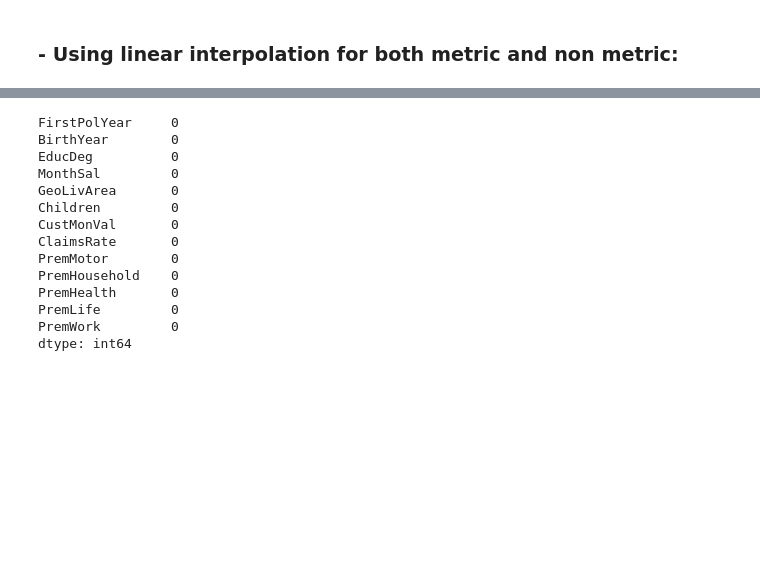
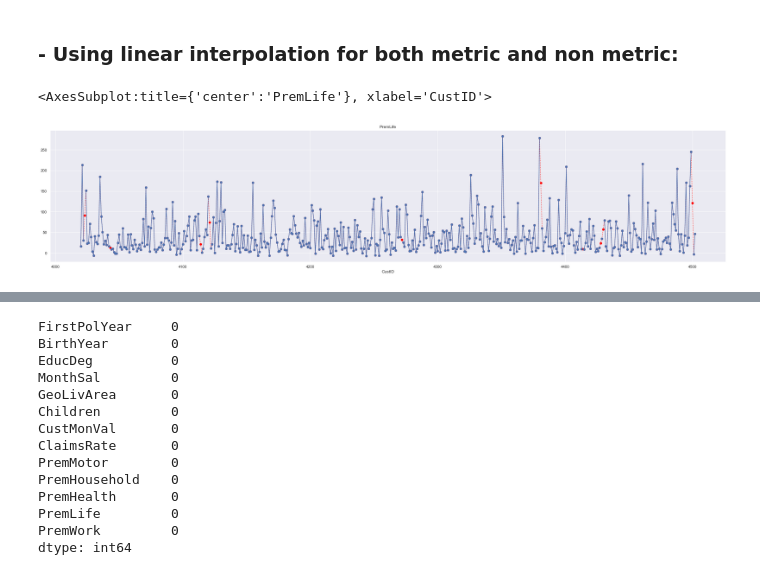
Before and after one commit to henrymmarques/DMProject, a Jupyter notebook: preprocess.ipynb, the cells around one changed output, grey strips where cells are left out. Saved outputs shown, nothing was run; the diff lists cells and outputs as text; code cells hidden in the pictures; blank space fills up the shorter version.

```diff
--- a/preprocess.ipynb
+++ b/preprocess.ipynb
@@ -116,6 +156,17 @@ fig = df_kmeans[4020:4502].plot(x='PremMotor', y='PremLife', kind='scatter', c=n
 [figure]
 # %% [markdown]
 ### - Using linear interpolation for both metric and non metric:
+# %%
+# Imputing with linear interpolation
+linear_interpolation = df.interpolate(method='linear')
+
+# Plot imputed data
+
+linear_interpolation['PremLife'][4020:4502].plot(color='red', marker='o', linestyle='dotted')
+df['PremLife'][4020:4502].plot(title='PremLife', marker='o', figsize=(35,7))
+# %% [output]
+<AxesSubplot:title={'center':'PremLife'}, xlabel='CustID'>
+[figure, added]
 # %%
 df_filled=df_kmeans.copy()
 # %%
```
Also changed, not shown: parts of 5 cells of this notebook.
